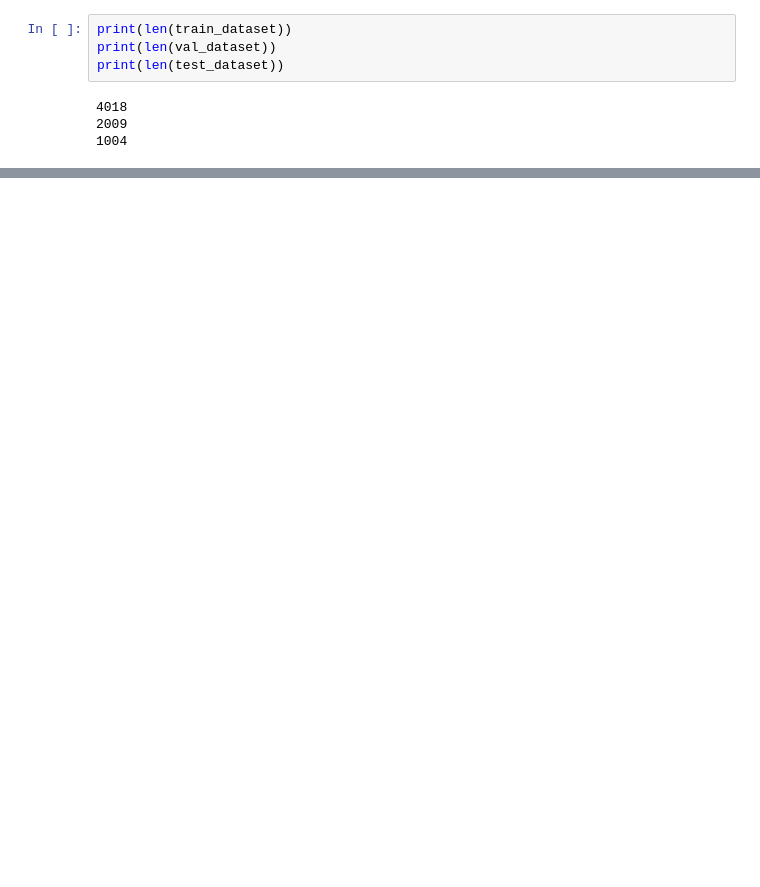
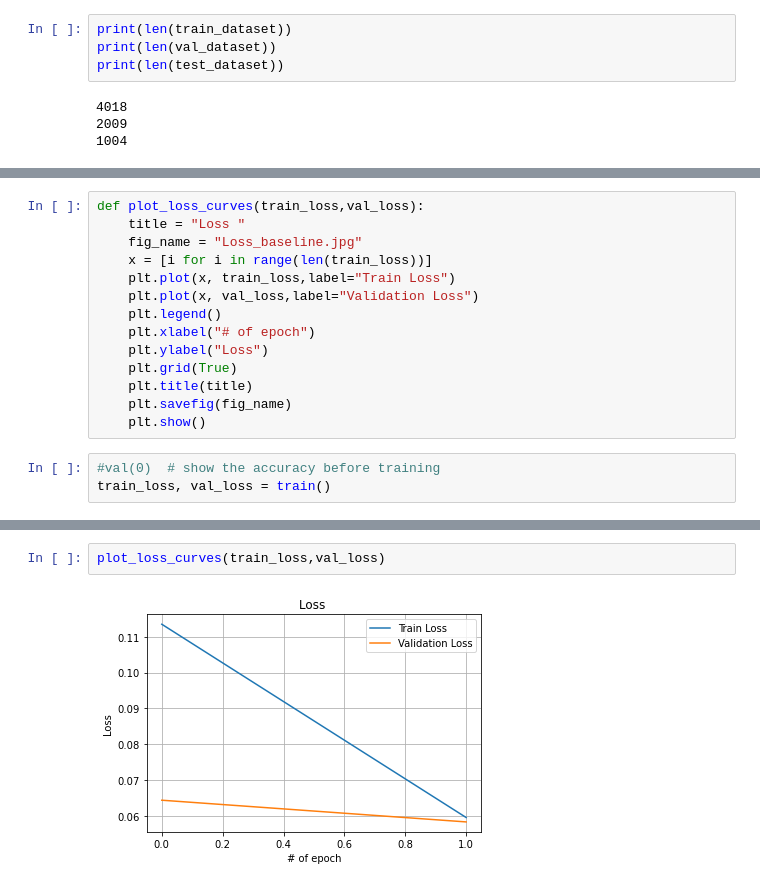
Before and after one commit to Krishna14/CSE251B, a Jupyter notebook: PA3/PA3.ipynb, the cells around one changed output, grey strips where cells are left out. Saved outputs shown, nothing was run; the diff lists cells and outputs as text; blank space fills up the shorter version.

Commit message:
Init commit to run baseline in server

```diff
--- a/PA3/PA3.ipynb
+++ b/PA3/PA3.ipynb
@@ -218,0 +362,17 @@ Epoch: 0
+# %%
+def plot_loss_curves(train_loss,val_loss):
+    title = "Loss "
+    fig_name = "Loss_baseline.jpg"
+    x = [i for i in range(len(train_loss))]
+    plt.plot(x, train_loss,label="Train Loss")
+    plt.plot(x, val_loss,label="Validation Loss")
+    plt.legend()
+    plt.xlabel("# of epoch")
+    plt.ylabel("Loss")
+    plt.grid(True)
+    plt.title(title)
+    plt.savefig(fig_name)
+    plt.show()
+# %%
+#val(0)  # show the accuracy before training
+train_loss, val_loss = train()
@@ -218,0 +414,4 @@ Epoch: 0
+# %%
+plot_loss_curves(train_loss,val_loss)
+# %% [output]
+[figure, added]
```
Also changed, not shown: parts of 12 cells of this notebook, 2 other files.
